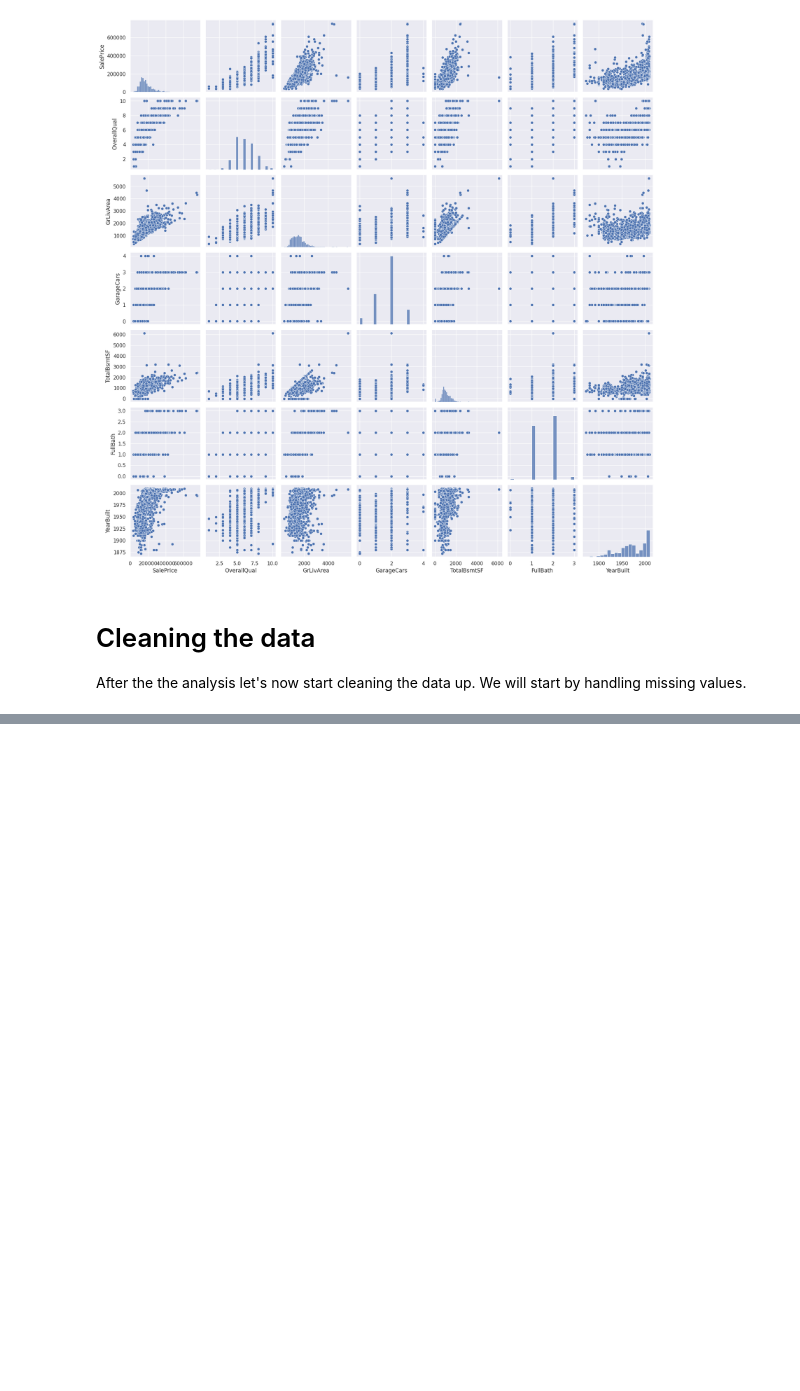
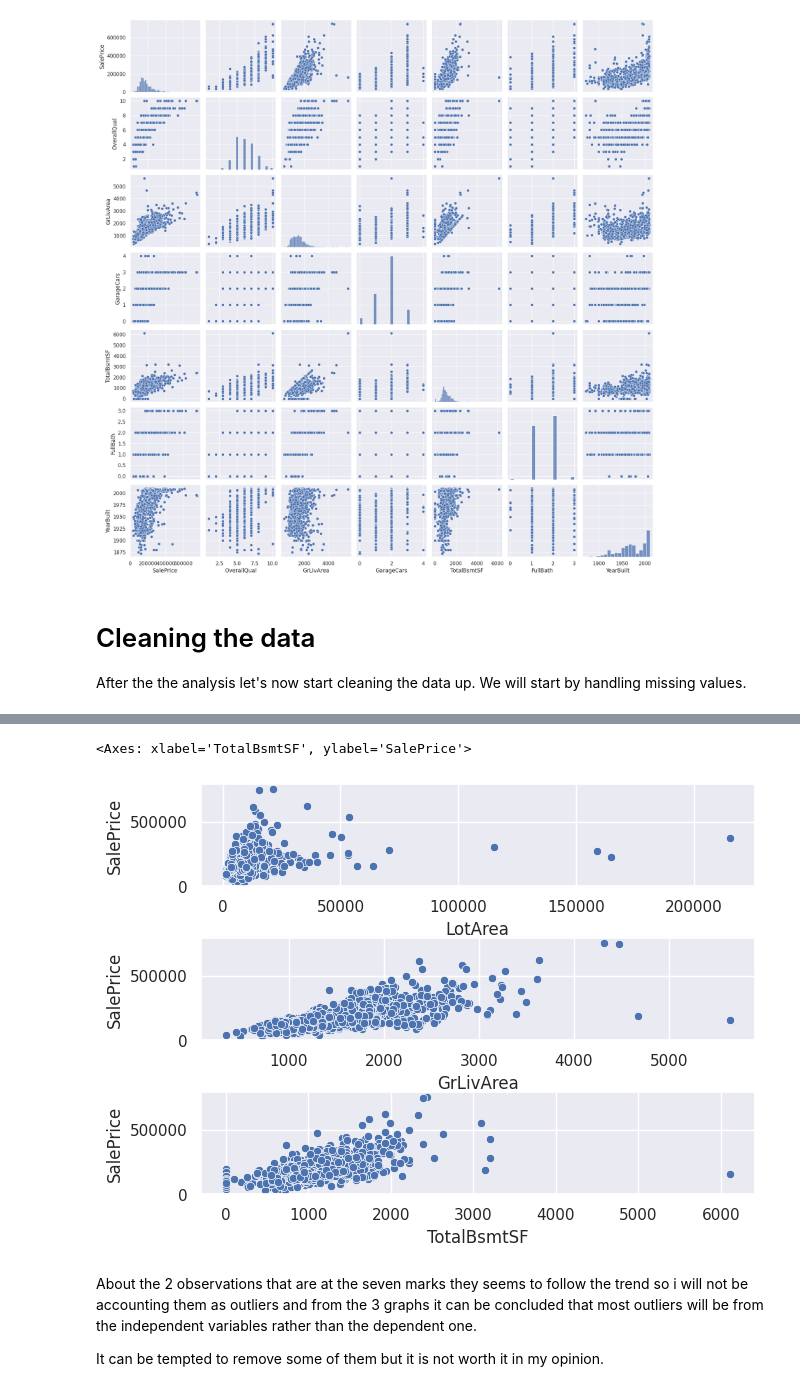
Before and after one commit to ndminh2003/Project, a Jupyter notebook: housepriceeda.ipynb, the cells around one changed output, grey strips where cells are left out. Drawn from its saved outputs; the diff is of its cells as text; code cells hidden in the pictures; blank space fills up the shorter version.

Commit message:
Kaggle Notebook | HousePriceEDA | Version 2

```diff
--- a/housepriceeda.ipynb
+++ b/housepriceeda.ipynb
@@ -253,3 +254,8 @@ sns.pairplot(df_train[cols], size = 2.5)
 # %% [markdown]
 # Cleaning the data
 After the the analysis let's now start cleaning the data up. We will start by handling missing values.
+# %%
+missing_total = df_train.isnull().sum().sort_values(ascending=False)
+missing_percent = ((df_train.isnull().sum()/df_train.isnull().count())*100).sort_values(ascending=False)
+missing_data = pd.concat([missing_total, missing_percent], axis=1, keys=['Total', 'Percent'])
+missing_data.head(20)
@@ -255,0 +286,4 @@ After the the analysis let's now start cleaning the data up. We will start by ha
+# %%
+df_train = df_train.drop(columns=missing_data[missing_data['Total'] > 1].index)
+df_train = df_train.drop(df_train.loc[df_train['Electrical'].isnull()].index)
+print("Data still missing:",df_train.isnull().sum().max())
@@ -255,0 +326,13 @@ After the the analysis let's now start cleaning the data up. We will start by ha
+# %%
+f, axes = plt.subplots(3, 1)
+f.tight_layout()
+sns.scatterplot(y=df_train['SalePrice'],x=df_train['LotArea'],ax=axes[0])
+sns.scatterplot(y=df_train['SalePrice'], x=df_train['GrLivArea'],ax=axes[1])
+sns.scatterplot(y=df_train['SalePrice'],x=df_train['TotalBsmtSF'],ax=axes[2])
+# %% [output]
+<Axes: xlabel='TotalBsmtSF', ylabel='SalePrice'>
+[figure, added]
+# %% [markdown]
+About the 2 observations that are at the seven marks they seems to follow the trend so i will not be accounting them as outliers and from the 3 graphs it can be concluded that most outliers will be from the independent variables rather than the dependent one.
+
+It can be tempted to remove some of them but it is not worth it in my opinion.
```
Also changed, not shown: parts of 10 cells of this notebook.
